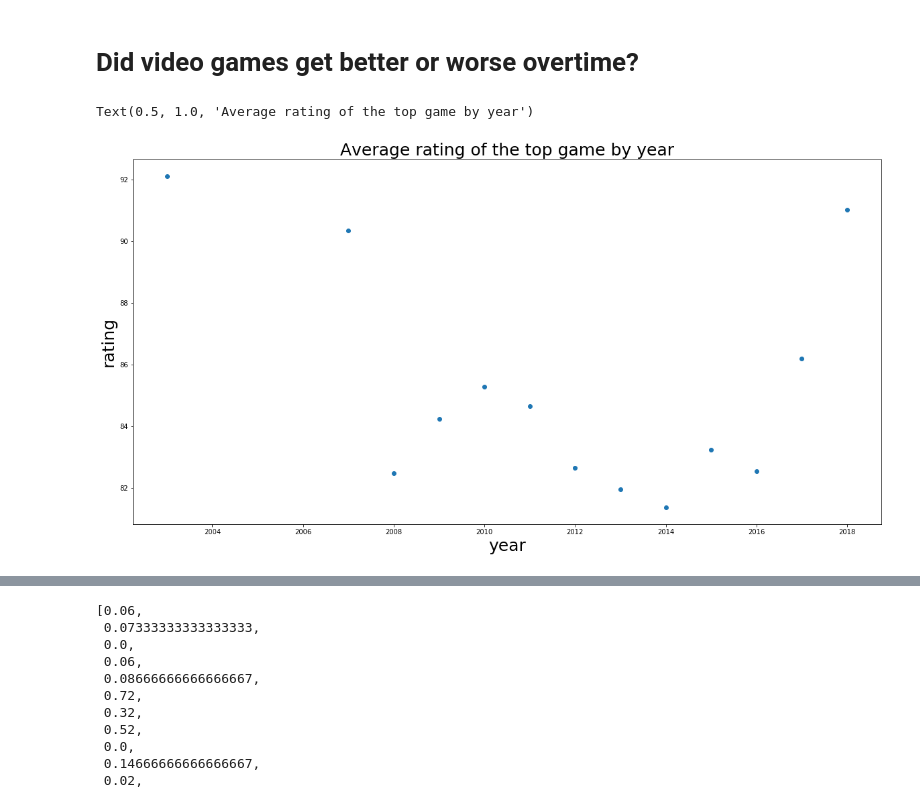
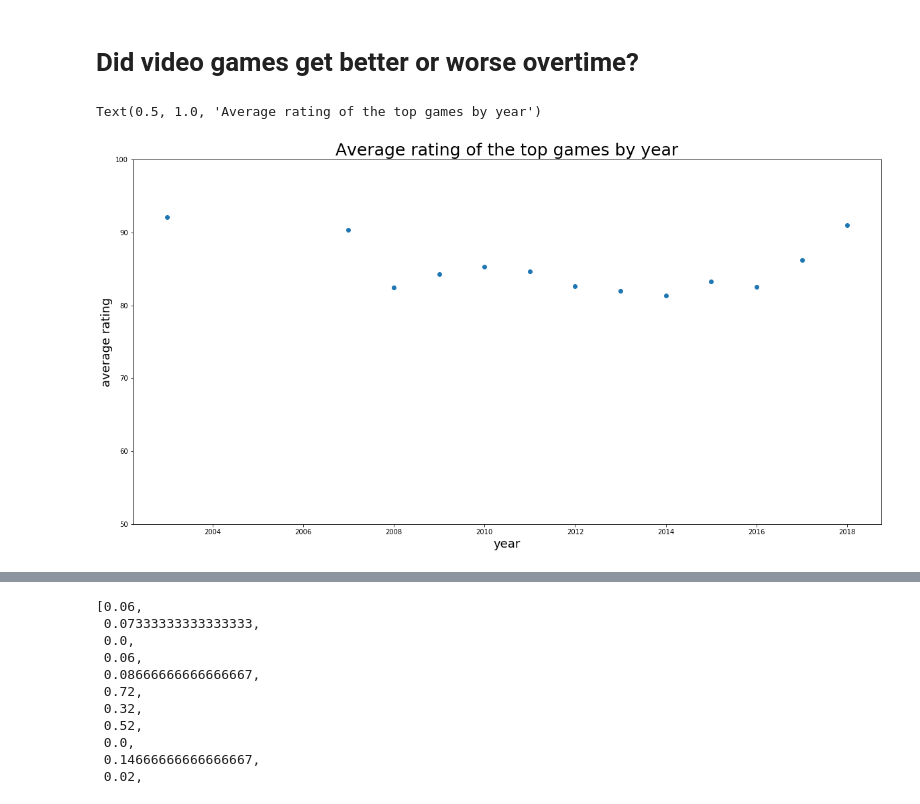
Before and after one commit to Judahesses/IGDB-Project-1, a Jupyter notebook: igdb-project-1.ipynb, the cells around one changed output, grey strips where cells are left out. Saved outputs shown, nothing was run; the diff lists cells and outputs as text; code cells hidden in the pictures.

Commit message:
change plot styles

```diff
--- a/igdb-project-1.ipynb
+++ b/igdb-project-1.ipynb
@@ -270,15 +270,16 @@ df.head(100)
 # mean values for all columns by release_year
 release_year_mean = df.groupby(['release_year']).mean()
 # %%
-new_figure = plt.figure(figsize=(20,10))
+new_figure = plt.figure(figsize=(20, 10))
 ax = new_figure.add_subplot(111)
 ax.scatter(release_year_mean.index , release_year_mean.total_review_rating)
-ax.set_xlabel('year', size=25)
-ax.set_ylabel('rating', size=25)
-ax.set_title('Average rating of the top game by year', size=25)
+ax.set_xlabel('year', size=18)
+ax.set_ylabel('average rating', size=18)
+ax.set_ylim(50,100)
+ax.set_title('Average rating of the top games by year', size=25)
 # %% [output]
-Text(0.5, 1.0, 'Average rating of the top game by year')
+Text(0.5, 1.0, 'Average rating of the top games by year')
-[figure, old version]
+[figure, new version]
 # %%
 df['Xbox One'].mean()
 df['Xbox 360']
```
Also changed, not shown: parts of 11 cells of this notebook.
